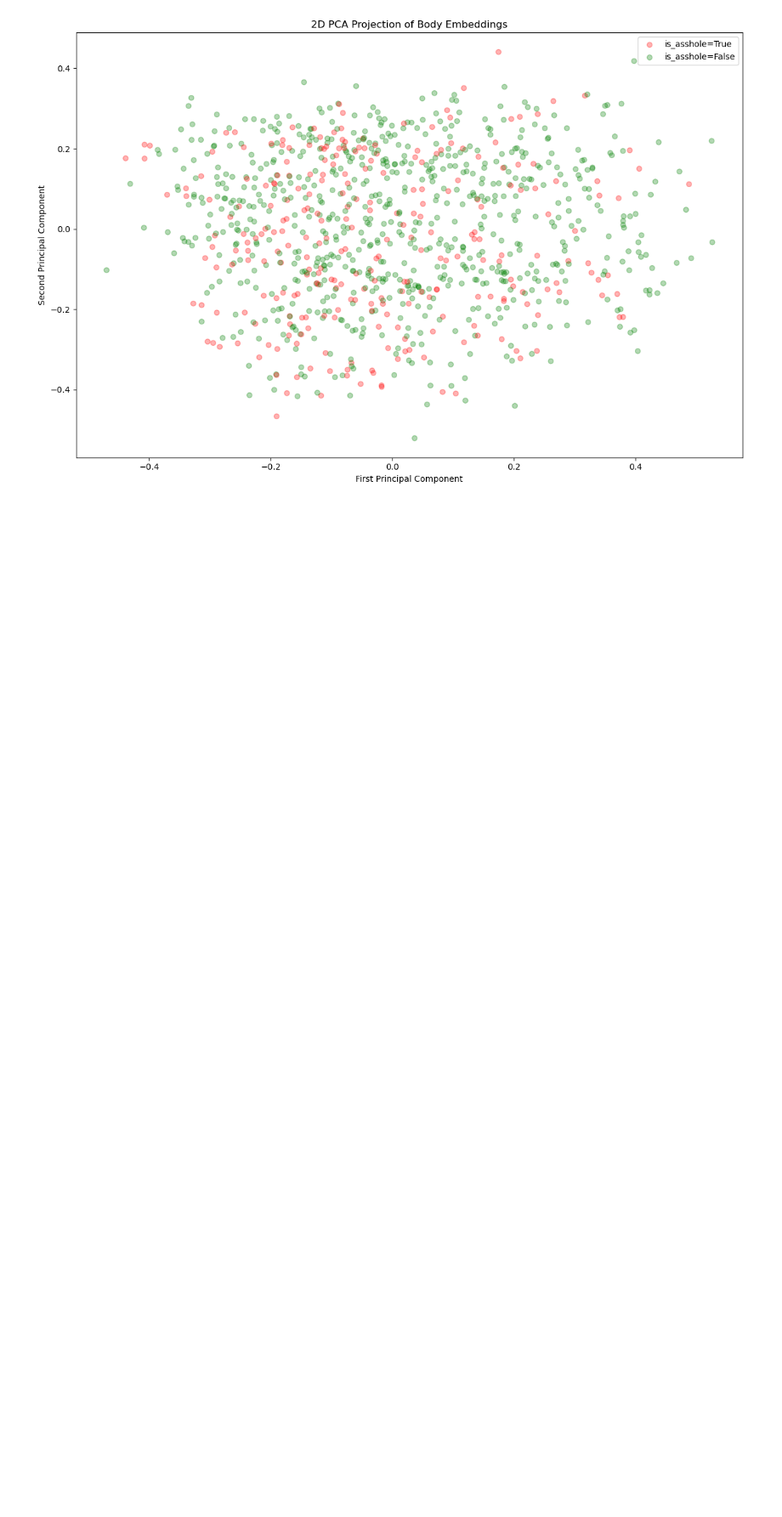
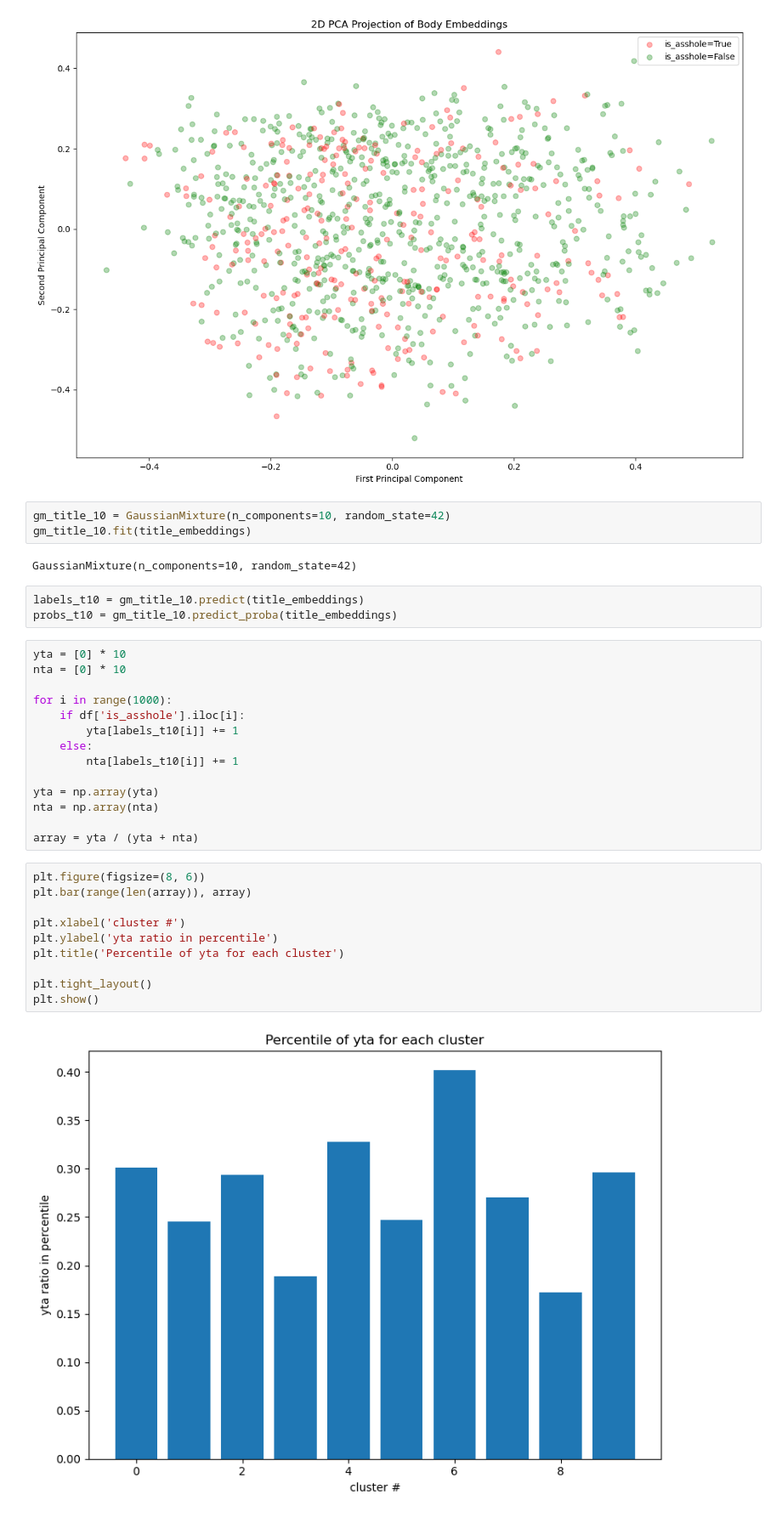
Before and after one commit to dingusagar/AmITheAsshole-Classifier, a Jupyter notebook: visualizations.ipynb, the cells around one changed output. Shown at 85% size. Cells and saved outputs as stored; diff of their text form; blank space fills up the shorter version.

Commit message:
Apply clustering with larger K
Simple clustering cannot capture any local optimum

```diff
--- a/visualizations.ipynb
+++ b/visualizations.ipynb
@@ -279,3 +279,37 @@ plt.tight_layout()
 plt.show()
 # %% [output]
 [figure]
+# %%
+gm_title_10 = GaussianMixture(n_components=10, random_state=42)
+gm_title_10.fit(title_embeddings)
+# %% [output]
+GaussianMixture(n_components=10, random_state=42)
+# %%
+labels_t10 = gm_title_10.predict(title_embeddings)
+probs_t10 = gm_title_10.predict_proba(title_embeddings)
+# %%
+yta = [0] * 10
+nta = [0] * 10
+
+for i in range(1000):
+    if df['is_asshole'].iloc[i]:
+        yta[labels_t10[i]] += 1
+    else:
+        nta[labels_t10[i]] += 1
+
+yta = np.array(yta)
+nta = np.array(nta)
+
+array = yta / (yta + nta)
+# %%
+plt.figure(figsize=(8, 6))
+plt.bar(range(len(array)), array)
+
+plt.xlabel('cluster #')
+plt.ylabel('yta ratio in percentile')
+plt.title('Percentile of yta for each cluster')
+
+plt.tight_layout()
+plt.show()
+# %% [output]
+[figure, added]
```
Also changed, not shown: parts of 4 cells of this notebook.
